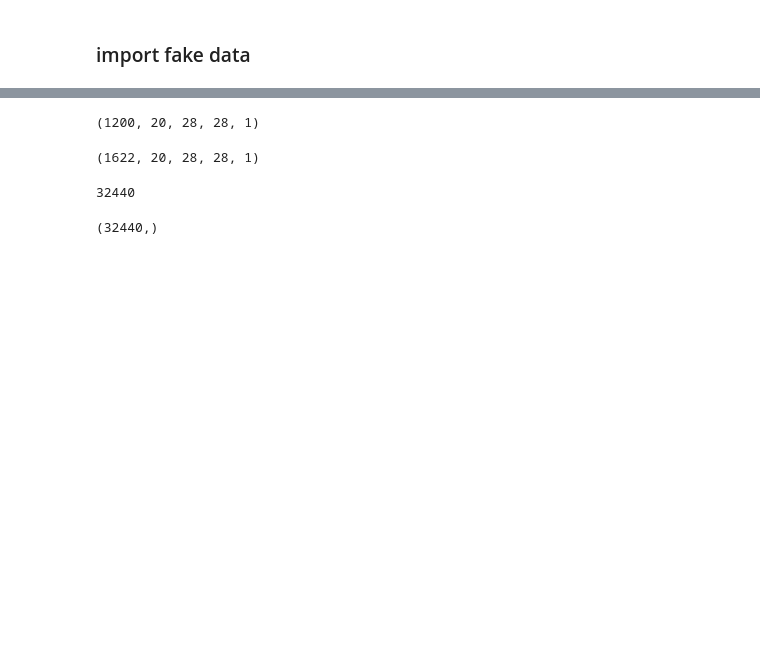
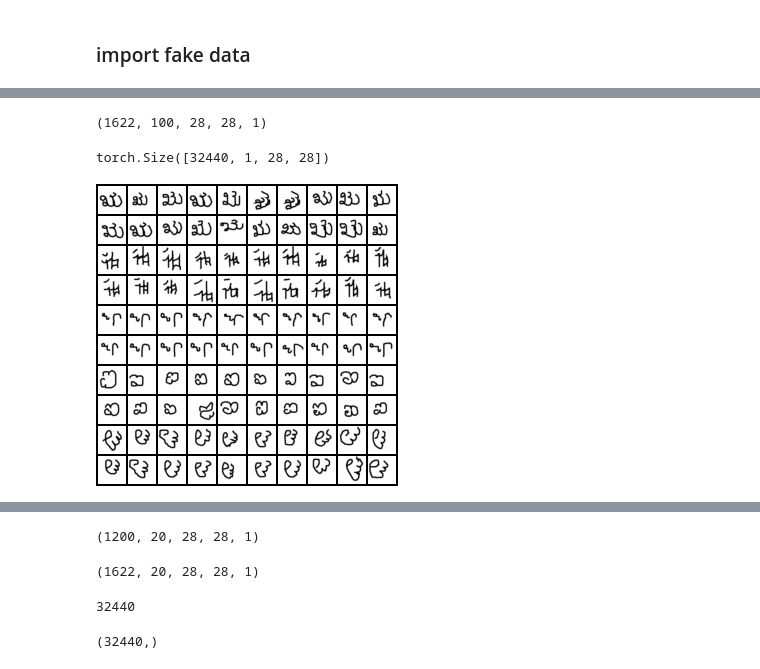
Before and after one commit to ermongroup/f-dre, a Jupyter notebook: notebooks/omniglot-dataset.ipynb, the cells around one changed output, grey strips where cells are left out. Cells and saved outputs as stored; diff of their text form; code cells hidden in the pictures; blank space fills up the shorter version.

```diff
--- a/notebooks/omniglot-dataset.ipynb
+++ b/notebooks/omniglot-dataset.ipynb
@@ -81,0 +126,21 @@ Image('a.png')
+# %%
+xhat = bias_data.reshape(-1, 100, 28, 28, 1)
+xhat.shape
+# %% [output]
+(1622, 100, 28, 28, 1)
+# %%
+xhat = xhat[:, 0:20, :, :, :]
+# %%
+xhat = xhat.reshape(-1, 28, 28, 1)
+# %%
+xhat = torch.from_numpy(xhat).permute((0,3,1,2))
+# %%
+xhat.size()
+# %% [output]
+torch.Size([32440, 1, 28, 28])
+# %%
+save_image(xhat[0:100]/255., 'b.png', nrow=10)
+from IPython.display import Image
+Image('b.png')
+# %% [output]
+[figure, added]
```
Also changed, not shown: parts of 11 cells of this notebook, 28 other files.
